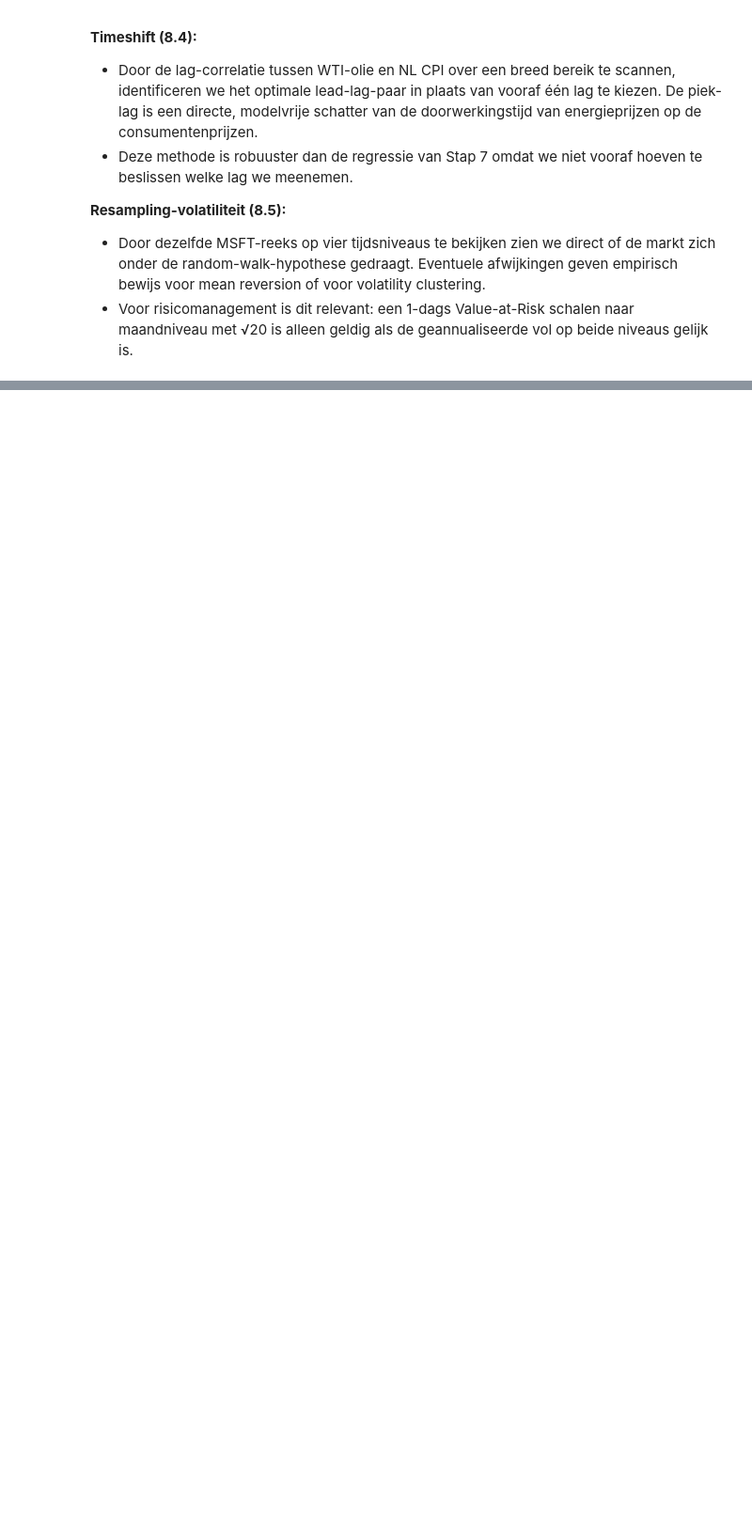
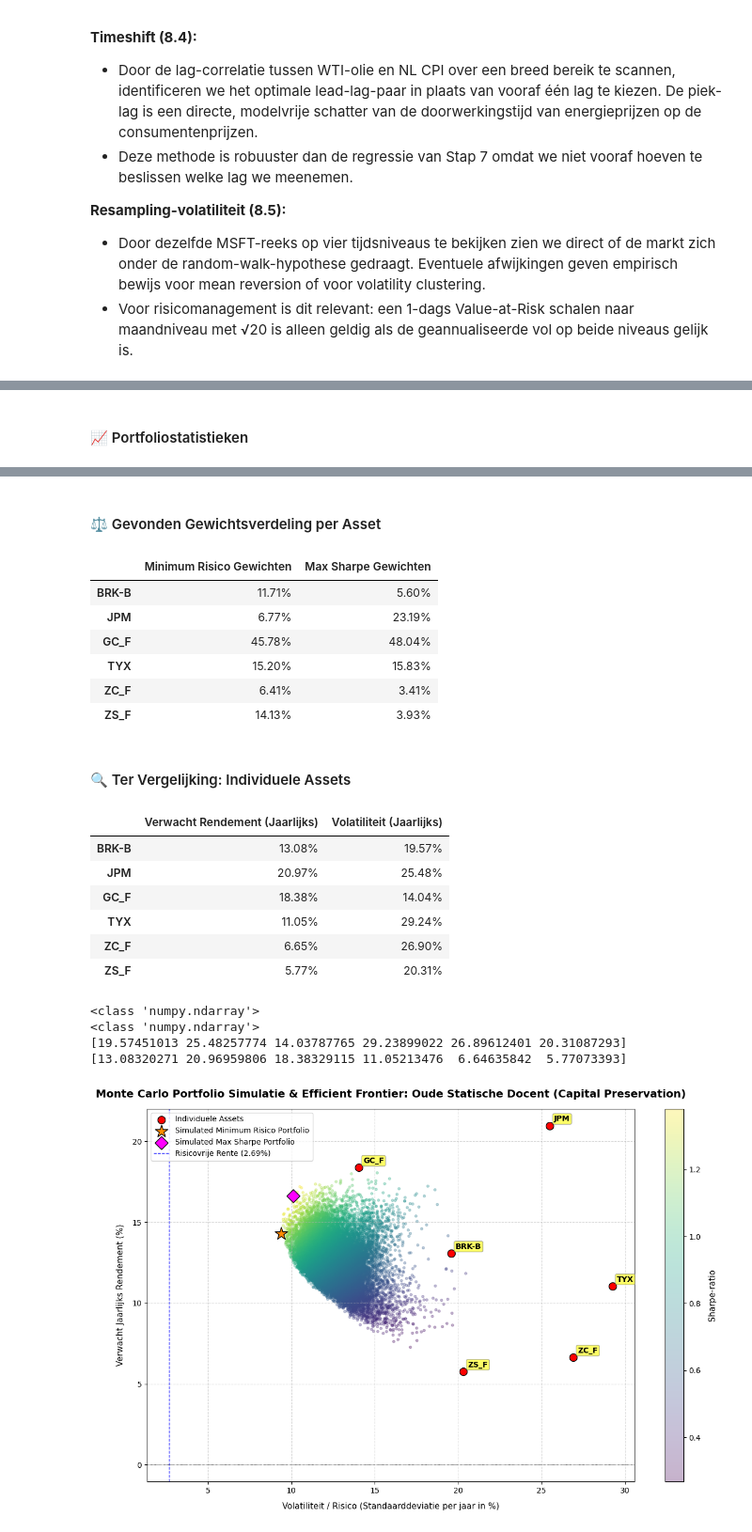
Before and after one commit to Pablo-Atanes/Minor-bigdata, a Jupyter notebook: b2_colab_board_pablo_jasper.ipynb, the cells around one changed output, grey strips where cells are left out. Shown at 94% size. Cells and saved outputs as stored; diff of their text form; code cells hidden in the pictures; blank space fills up the shorter version.

```diff
--- a/b2_colab_board_pablo_jasper.ipynb
+++ b/b2_colab_board_pablo_jasper.ipynb
@@ -1540,0 +1726,8 @@ We hebben alle zes toegestane technieken toegepast. Wat ze ons opleveren verschi
+# %%
+print(opt_service.personas['docent']['assets'])
+# Toon de tabellen met de optimale gewichten en statistieken
+opt_service.show_portfolio_optimization('docent')
+
+# Plot de Efficient Frontier met de optimale portfoliopunten
+opt_service.plot_efficient_frontier('docent')
+# %% [output]
@@ -1540,0 +1739 @@ We hebben alle zes toegestane technieken toegepast. Wat ze ons opleveren verschi
+#### 📈 Portfoliostatistieken
@@ -1540,0 +1745,21 @@ We hebben alle zes toegestane technieken toegepast. Wat ze ons opleveren verschi
+#### ⚖️ Gevonden Gewichtsverdeling per Asset
+|  | Minimum Risico Gewichten | Max Sharpe Gewichten |
+| BRK-B | 11.71% | 5.60% |
+| JPM | 6.77% | 23.19% |
+| GC_F | 45.78% | 48.04% |
+| TYX | 15.20% | 15.83% |
+| ZC_F | 6.41% | 3.41% |
+| ZS_F | 14.13% | 3.93% |
+#### 🔍 Ter Vergelijking: Individuele Assets
+|  | Verwacht Rendement (Jaarlijks) | Volatiliteit (Jaarlijks) |
+| BRK-B | 13.08% | 19.57% |
+| JPM | 20.97% | 25.48% |
+| GC_F | 18.38% | 14.04% |
+| TYX | 11.05% | 29.24% |
+| ZC_F | 6.65% | 26.90% |
+| ZS_F | 5.77% | 20.31% |
+<class 'numpy.ndarray'>
+<class 'numpy.ndarray'>
+[19.57451013 25.48257774 14.03787765 29.23899022 26.89612401 20.31087293]
+[13.08320271 20.96959806 18.38329115 11.05213476  6.64635842  5.77073393]
+[figure, added]
```
Also changed, not shown: parts of 35 cells of this notebook, 2 other files.
